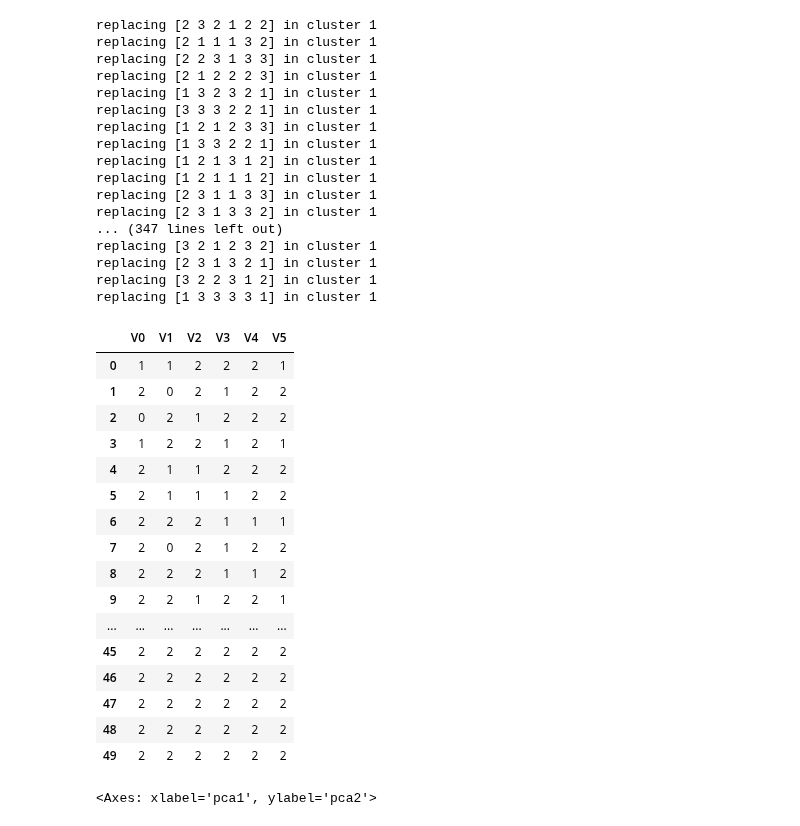
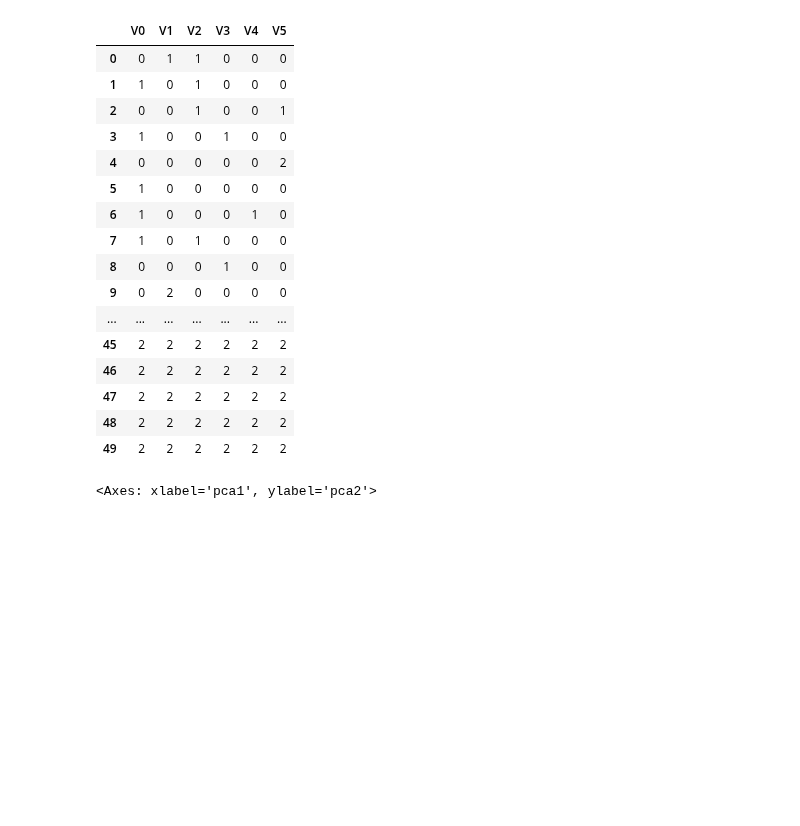
Before and after one commit to npiccolotto/undrground-tubes, a Jupyter notebook: eval/dataset/datasets_binned.ipynb, the cells around one changed output. Cells and saved outputs as stored; diff of their text form; code cells hidden in the pictures; blank space fills up the shorter version.

```diff
--- a/eval/dataset/datasets_binned.ipynb
+++ b/eval/dataset/datasets_binned.ipynb
@@ -131,7 +131,8 @@ def make_dataset(
     cluster2_size=5,
     # cluster2_shift_direction is a list of length NUM_VARS. a 0 indicates no shift, any number above means the desired sector in a star glyph
     cluster2_shift_direction=[],
-    err_threshold=1000
+    err_threshold=1000,
+    err_type="max",
 ):
     cluster_defining_vars = list(
         [(i, d) for i, d in enumerate(cluster2_shift_direction) if d != 0]
@@ -141,7 +142,7 @@ def make_dataset(
         np.array(
             [
                 (
-                    random.choices(range(1,NUM_SECTORS+1), k=cluster2_size)
+                    random.choices(range(1, NUM_SECTORS + 1), k=cluster2_size)
                     if cluster2_shift_direction[i] == 0
                     else np.repeat(cluster2_shift_direction[i], cluster2_size)
                 )
@@ -150,31 +151,40 @@ def make_dataset(
         )
     )
 
-    #avg_err = math.inf
-    #while avg_err > err_threshold:
+    # avg_err = math.inf
+    # while avg_err > err_threshold:
     samples1 = np.transpose(
         np.array(
             [
-                random.choices(range(1,NUM_SECTORS+1), k=cluster1_size)
+                random.choices(range(1, NUM_SECTORS + 1), k=cluster1_size)
                 for i in range(NUM_VARS)
             ]
         )
     )
     # go through cluster 1 and make sure that no data point has the same characteristics that define cluster 2
     for j in range(samples1.shape[0]):
-        while all(samples1[j,:] == samples2[0]) or scidist.cityblock(samples2[0], samples1[j,:]) > err_threshold:
-            print(f'replacing {samples1[j,:]} in cluster 1')
-            samples1[j,:] = random.choices(range(1,NUM_SECTORS+1), k=NUM_VARS)
-    #err = [scidist.cityblock(samples2[0], samples1[s]) for s in range(samples1.shape[0])]
-    #avg_err = np.mean(err)
-    #print(f'err avg: {avg_err}, threshold: {err_threshold}')
+        while (
+            all(samples1[j, :] == samples2[0])
+            or (
+                err_type == "max"
+                and scidist.cityblock(samples2[0], samples1[j, :]) > err_threshold
+            )
+            or (
+                err_type == "min"
+                and scidist.cityblock(samples2[0], samples1[j, :]) < err_threshold
+            )
+        ):
+            samples1[j, :] = random.choices(range(1, NUM_SECTORS + 1), k=NUM_VARS)
+    # err = [scidist.cityblock(samples2[0], samples1[s]) for s in range(samples1.shape[0])]
+    # avg_err = np.mean(err)
+    # print(f'err avg: {avg_err}, threshold: {err_threshold}')
 
     samples = np.concatenate((samples1, samples2))
 
     data = {}
     for i in range(NUM_VARS):
         x = samples[:, i] - 1
-        xz = x/(NUM_SECTORS-1)
+        xz = x / (NUM_SECTORS - 1)
         data[f"V{i}"] = x
         data[f"V{i}_z"] = xz
         data[f"V{i}_b"] = x + 1
@@ -237,46 +247,29 @@ def make_dataset(
         [at_least_two_movies_in_2(s) and at_least_one_movie_in_1(s) for s in set_names]
     ), "precondition failed"
 
-
     return df
 # %%
 dataset = make_dataset(
-    cluster2_shift_direction=[3,3,3,3,3,3],
-    #cluster2_shift_direction=[NUM_SECTORS, 1, 0, 0,0, NUM_SECTORS],
+    cluster2_shift_direction=[3, 3, 3, 3, 3, 3],
+    # cluster2_shift_direction=[NUM_SECTORS, 1, 0, 0,0, NUM_SECTORS],
     cluster1_size=45,
     cluster2_size=5,
-    err_threshold=3
+    err_threshold=10,
+    err_type="min",
 )
 dataset[var_names]
 # %% [output]
-replacing [2 3 2 1 2 2] in cluster 1
-replacing [2 1 1 1 3 2] in cluster 1
-replacing [2 2 3 1 3 3] in cluster 1
-replacing [2 1 2 2 2 3] in cluster 1
-replacing [1 3 2 3 2 1] in cluster 1
-replacing [3 3 3 2 2 1] in cluster 1
-replacing [1 2 1 2 3 3] in cluster 1
-replacing [1 3 3 2 2 1] in cluster 1
-replacing [1 2 1 3 1 2] in cluster 1
-replacing [1 2 1 1 1 2] in cluster 1
-replacing [2 3 1 1 3 3] in cluster 1
-replacing [2 3 1 3 3 2] in cluster 1
-... (347 lines left out)
-replacing [3 2 1 2 3 2] in cluster 1
-replacing [2 3 1 3 2 1] in cluster 1
-replacing [3 2 2 3 1 2] in cluster 1
-replacing [1 3 3 3 3 1] in cluster 1
 |  | V0 | V1 | V2 | V3 | V4 | V5 |
-| 0 | 1 | 1 | 2 | 2 | 2 | 1 |
-| 1 | 2 | 0 | 2 | 1 | 2 | 2 |
-| 2 | 0 | 2 | 1 | 2 | 2 | 2 |
-| 3 | 1 | 2 | 2 | 1 | 2 | 1 |
-| 4 | 2 | 1 | 1 | 2 | 2 | 2 |
-| 5 | 2 | 1 | 1 | 1 | 2 | 2 |
-| 6 | 2 | 2 | 2 | 1 | 1 | 1 |
-| 7 | 2 | 0 | 2 | 1 | 2 | 2 |
-| 8 | 2 | 2 | 2 | 1 | 1 | 2 |
-| 9 | 2 | 2 | 1 | 2 | 2 | 1 |
+| 0 | 0 | 1 | 1 | 0 | 0 | 0 |
+| 1 | 1 | 0 | 1 | 0 | 0 | 0 |
+| 2 | 0 | 0 | 1 | 0 | 0 | 1 |
+| 3 | 1 | 0 | 0 | 1 | 0 | 0 |
+| 4 | 0 | 0 | 0 | 0 | 0 | 2 |
+| 5 | 1 | 0 | 0 | 0 | 0 | 0 |
+| 6 | 1 | 0 | 0 | 0 | 1 | 0 |
+| 7 | 1 | 0 | 1 | 0 | 0 | 0 |
+| 8 | 0 | 0 | 0 | 1 | 0 | 0 |
+| 9 | 0 | 2 | 0 | 0 | 0 | 0 |
 | ... | ... | ... | ... | ... | ... | ... |
 | 45 | 2 | 2 | 2 | 2 | 2 | 2 |
 | 46 | 2 | 2 | 2 | 2 | 2 | 2 |
```
Also changed, not shown: parts of 3 cells of this notebook, 3 other files.
